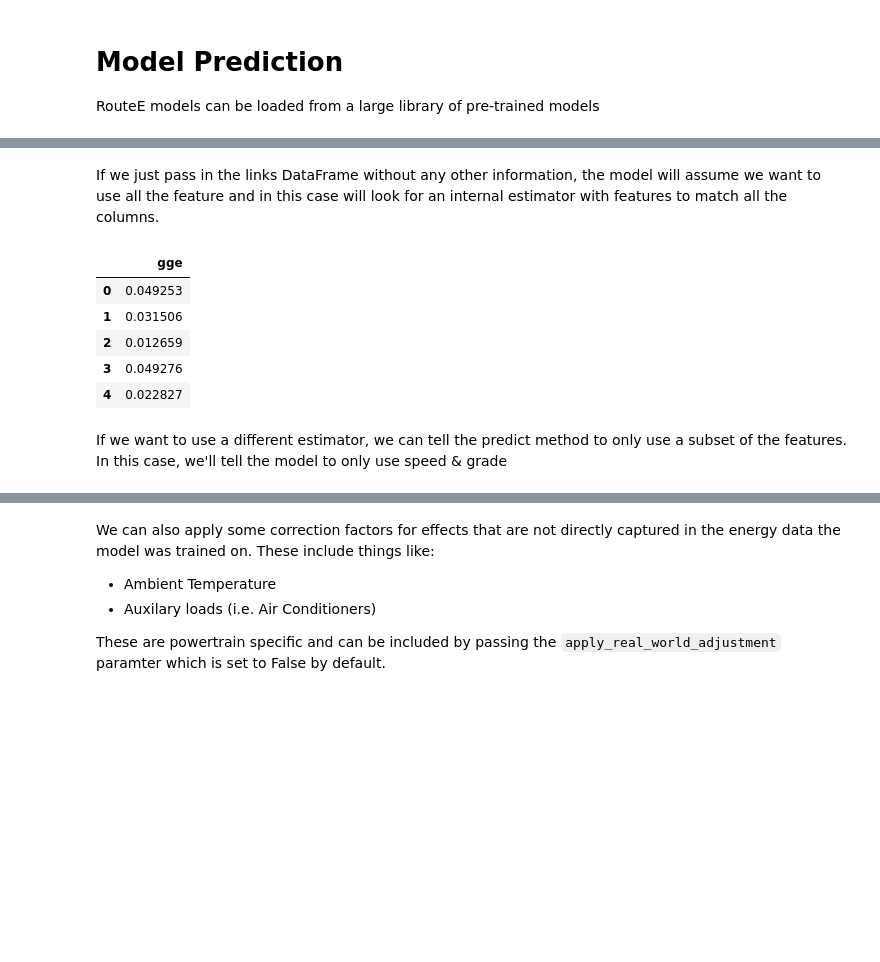
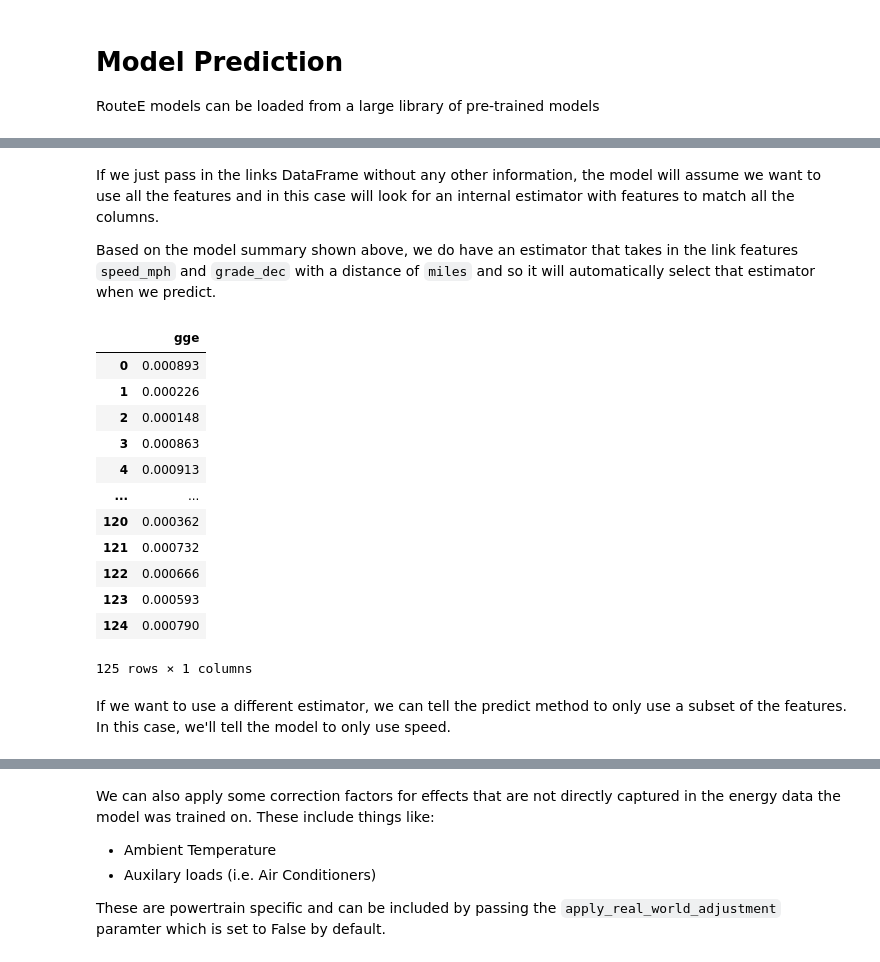
Before and after one commit to NREL/routee-powertrain, a Jupyter notebook: docs/model_prediction.ipynb, the cells around one changed output, grey strips where cells are left out. Saved outputs shown, nothing was run; the diff lists cells and outputs as text; code cells hidden in the pictures; blank space fills up the shorter version.

```diff
--- a/docs/model_prediction.ipynb
+++ b/docs/model_prediction.ipynb
@@ -63,0 +57,3 @@ dict_keys(['speed_mph', 'grade_dec&speed_mph', 'entry_angle&grade_dec&previous_g
+# %%
+sample_route = pt.load_sample_route()
+sample_route
@@ -64,14 +74,23 @@ dict_keys(['speed_mph', 'grade_dec&speed_mph', 'entry_angle&grade_dec&previous_g
 # %% [markdown]
-If we just pass in the links DataFrame without any other information, the model will assume we want to use all the feature and in this case will look for an internal estimator with features to match all the columns.
+If we just pass in the links DataFrame without any other information, the model will assume we want to use all the features and in this case will look for an internal estimator with features to match all the columns.
+
+Based on the model summary shown above, we do have an estimator that takes in the link features `speed_mph` and `grade_dec` with a distance of `miles` and so it will automatically select that estimator when we predict.
 # %%
-camry.predict(links)
+camry.predict(sample_route)
 # %% [output]
 |  | gge |
-| 0 | 0.049253 |
-| 1 | 0.031506 |
-| 2 | 0.012659 |
-| 3 | 0.049276 |
-| 4 | 0.022827 |
+| 0 | 0.000893 |
+| 1 | 0.000226 |
+| 2 | 0.000148 |
+| 3 | 0.000863 |
+| 4 | 0.000913 |
+| ... | ... |
+| 120 | 0.000362 |
+| 121 | 0.000732 |
+| 122 | 0.000666 |
+| 123 | 0.000593 |
+| 124 | 0.000790 |
+125 rows × 1 columns
 # %% [markdown]
-If we want to use a different estimator, we can tell the predict method to only use a subset of the features. In this case, we'll tell the model to only use speed & grade
+If we want to use a different estimator, we can tell the predict method to only use a subset of the features. In this case, we'll tell the model to only use speed.
 # %%
```
Also changed, not shown: parts of 15 cells of this notebook, 3 other files.
